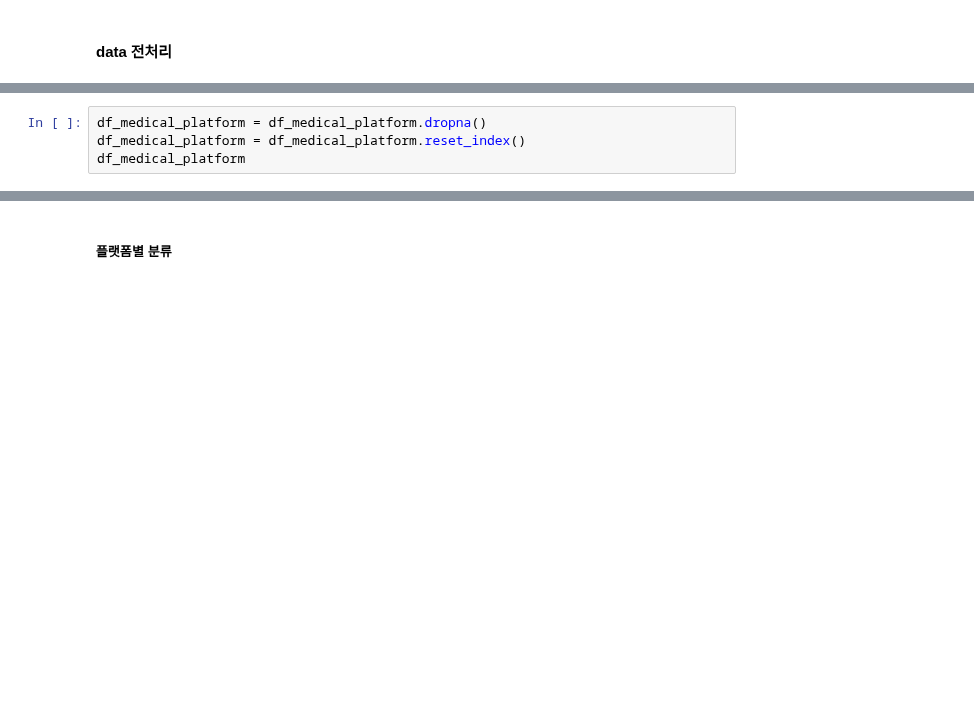
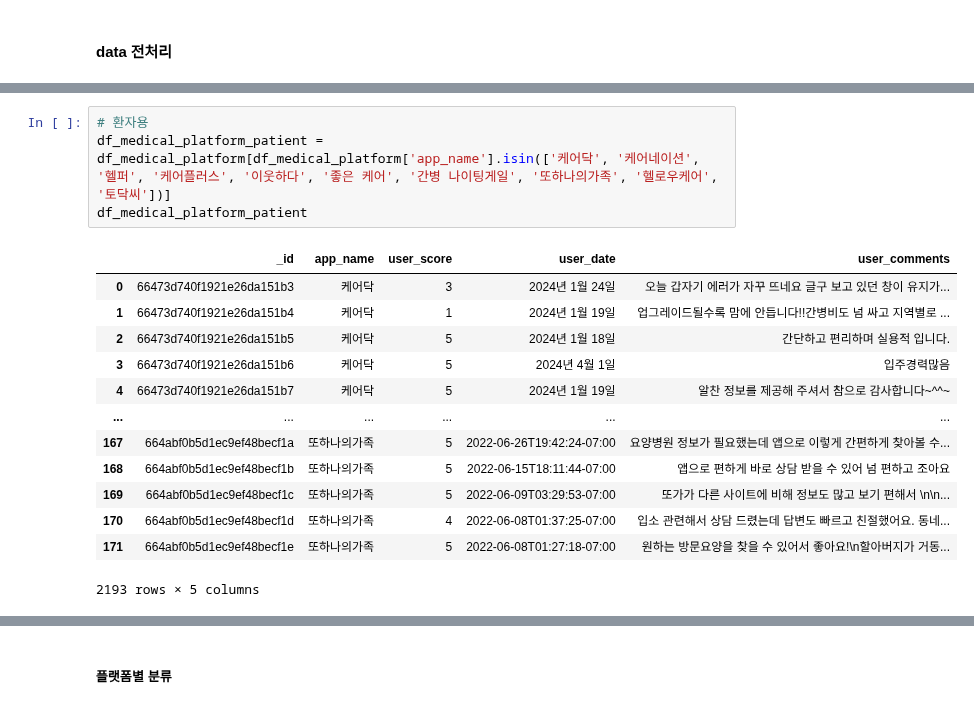
Before and after one commit to kdj0712/rare_field_fastapis, a Jupyter notebook: data/data_analysis/diverse_analysis/ipynb/medical_platform_analsis.ipynb, the cells around one changed output, grey strips where cells are left out. Cells and saved outputs as stored; diff of their text form; blank space fills up the shorter version.

```diff
--- a/data/data_analysis/diverse_analysis/ipynb/medical_platform_analsis.ipynb
+++ b/data/data_analysis/diverse_analysis/ipynb/medical_platform_analsis.ipynb
@@ -130,4 +140,0 @@ df_medical_platform
-# %%
-df_medical_platform = df_medical_platform.dropna()
-df_medical_platform = df_medical_platform.reset_index()
-df_medical_platform
@@ -149,0 +165,18 @@ df_medical_platform
+# %%
+# 환자용
+df_medical_platform_patient = df_medical_platform[df_medical_platform['app_name'].isin(['케어닥', '케어네이션', '헬퍼', '케어플러스', '이웃하다', '좋은 케어', '간병 나이팅게일', '또하나의가족', '헬로우케어', '토닥씨'])]
+df_medical_platform_patient
+# %% [output]
+|  | _id | app_name | user_score | user_date | user_comments |
+| 0 | 66473d740f1921e26da151b3 | 케어닥 | 3 | 2024년 1월 24일 | 오늘 갑자기 에러가 자꾸 뜨네요 글구 보고 있던 창이 유지가... |
+| 1 | 66473d740f1921e26da151b4 | 케어닥 | 1 | 2024년 1월 19일 | 업그레이드될수록 맘에 안듭니다!!간병비도 넘 싸고 지역별로 ... |
+| 2 | 66473d740f1921e26da151b5 | 케어닥 | 5 | 2024년 1월 18일 | 간단하고 편리하며 실용적 입니다. |
+| 3 | 66473d740f1921e26da151b6 | 케어닥 | 5 | 2024년 4월 1일 | 입주경력많음 |
+| 4 | 66473d740f1921e26da151b7 | 케어닥 | 5 | 2024년 1월 19일 | 알찬 정보를 제공해 주셔서 참으로 감사합니다~^^~ |
+| ... | ... | ... | ... | ... | ... |
+| 167 | 664abf0b5d1ec9ef48becf1a | 또하나의가족 | 5 | 2022-06-26T19:42:24-07:00 | 요양병원 정보가 필요했는데 앱으로 이렇게 간편하게 찾아볼 수... |
+| 168 | 664abf0b5d1ec9ef48becf1b | 또하나의가족 | 5 | 2022-06-15T18:11:44-07:00 | 앱으로 편하게 바로 상담 받을 수 있어 넘 편하고 조아요 |
+| 169 | 664abf0b5d1ec9ef48becf1c | 또하나의가족 | 5 | 2022-06-09T03:29:53-07:00 | 또가가 다른 사이트에 비해 정보도 많고 보기 편해서 \n\n... |
+| 170 | 664abf0b5d1ec9ef48becf1d | 또하나의가족 | 4 | 2022-06-08T01:37:25-07:00 | 입소 관련해서 상담 드렸는데 답변도 빠르고 친절했어요. 동네... |
+| 171 | 664abf0b5d1ec9ef48becf1e | 또하나의가족 | 5 | 2022-06-08T01:27:18-07:00 | 원하는 방문요양을 찾을 수 있어서 좋아요!\n할아버지가 거동... |
+2193 rows × 5 columns
```
Also changed, not shown: parts of 9 cells of this notebook.
